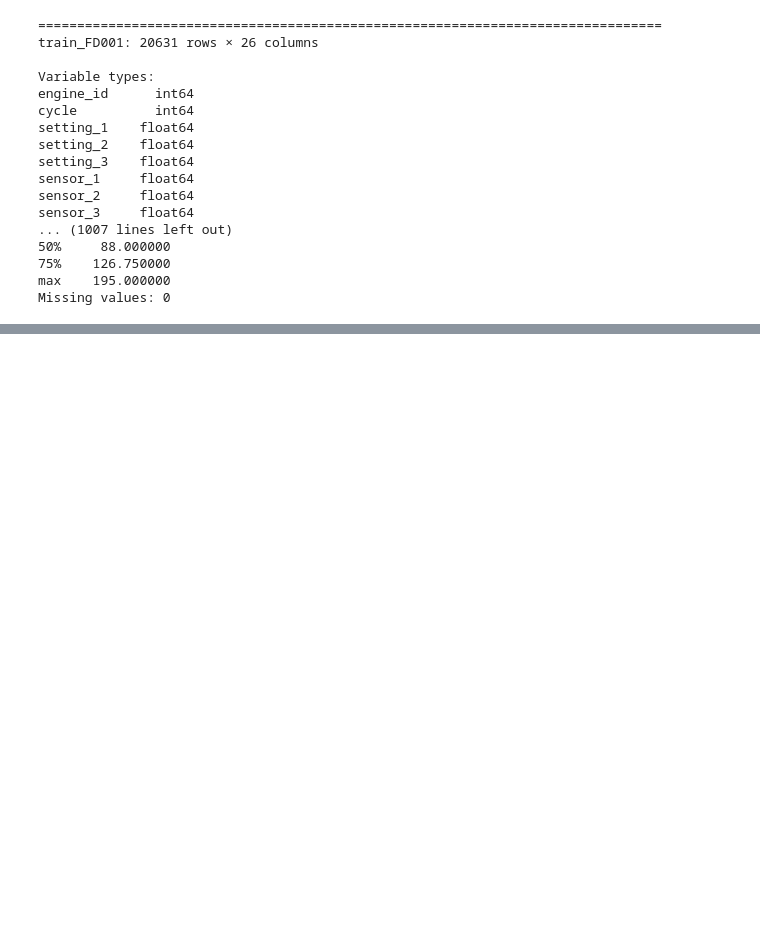
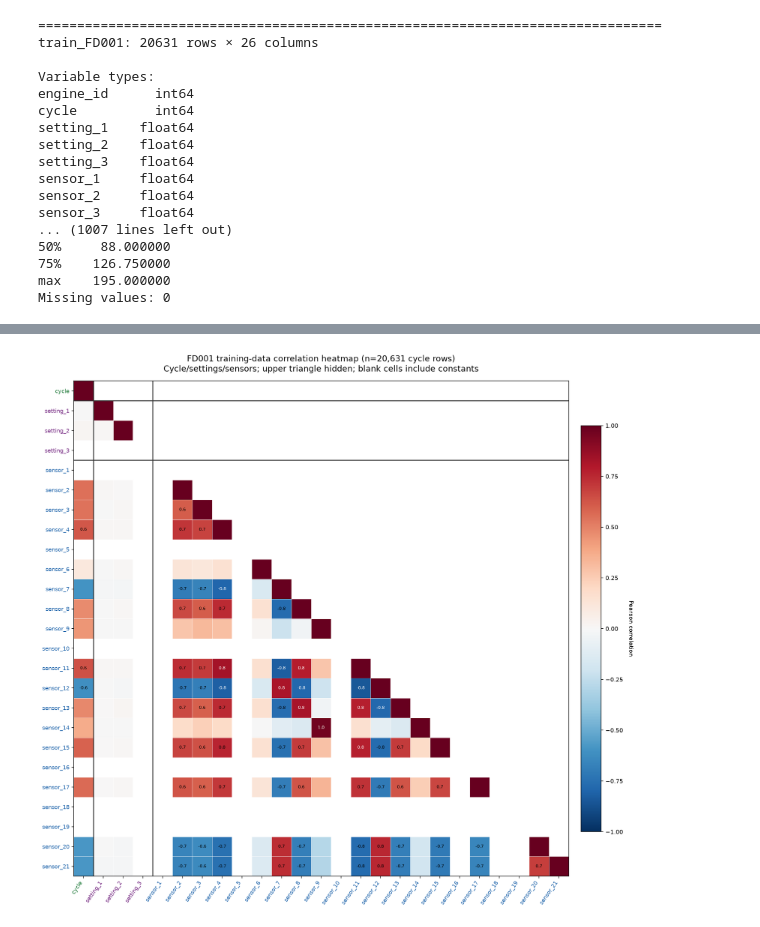
Before and after one commit to MJwd-Hasan/turbofan-engine-cmapps, a Jupyter notebook: findings.ipynb, the cells around one changed output, grey strips where cells are left out. Saved outputs shown, nothing was run; the diff lists cells and outputs as text; code cells hidden in the pictures; blank space fills up the shorter version.

```diff
--- a/findings.ipynb
+++ b/findings.ipynb
@@ -95,0 +885,86 @@ Missing values: 0
+# %%
+# Plot a Pearson-correlation heatmap for FD001 training variables, excluding engine ID.
+from pathlib import Path
+
+import matplotlib.pyplot as plt
+import numpy as np
+import pandas as pd
+
+fd001_columns = [
+    "engine_id", "cycle", "setting_1", "setting_2", "setting_3",
+    *[f"sensor_{i}" for i in range(1, 22)],
+]
+fd001_train_for_corr = pd.read_csv(
+    Path("CMAPSSData") / "train_FD001.txt",
+    sep=r"\s+",
+    header=None,
+    names=fd001_columns,
+)
+# Engine ID labels engines rather than measuring an engine condition, so do not correlate it.
+correlation_variables = [
+    column for column in fd001_columns if column != "engine_id"
+]
+correlation_matrix = fd001_train_for_corr[correlation_variables].corr(method="pearson")
+correlation_values = correlation_matrix.to_numpy()
+constant_variables = [
+    column for column in correlation_variables
+    if fd001_train_for_corr[column].nunique() == 1
+]
+upper_triangle = np.triu(np.ones_like(correlation_values, dtype=bool), k=1)
+masked_cells = upper_triangle | ~np.isfinite(correlation_values)
+masked_correlations = np.ma.array(correlation_values, mask=masked_cells)
+print("Constant variables (their correlations are undefined):", constant_variables)
+
+fig, ax = plt.subplots(figsize=(16, 13), constrained_layout=True)
+image = ax.imshow(
+    masked_correlations,
+    cmap="RdBu_r",
+    vmin=-1,
+    vmax=1,
+    interpolation="nearest",
+)
+ax.set_xticks(np.arange(len(correlation_variables)))
+ax.set_yticks(np.arange(len(correlation_variables)))
+ax.set_xticklabels(correlation_variables, rotation=55, ha="right", fontsize=9)
+ax.set_yticklabels(correlation_variables, fontsize=9)
+ax.set_xticks(np.arange(-0.5, len(correlation_variables), 1), minor=True)
+ax.set_yticks(np.arange(-0.5, len(correlation_variables), 1), minor=True)
+ax.grid(which="minor", color="white", linewidth=0.45)
+ax.tick_params(which="minor", bottom=False, left=False)
+
+# Delineate cycle, operational settings, and sensor measurements.
+for boundary in (0.5, 3.5):
+    ax.axhline(boundary, color="#333333", linewidth=1.5)
+    ax.axvline(boundary, color="#333333", linewidth=1.5)
+for index, variable in enumerate(correlation_variables):
+    if variable == "cycle":
+        color = "#1b7837"
+    elif variable.startswith("setting_"):
+        color = "#762a83"
+    else:
+        color = "#2166ac"
+    ax.get_xticklabels()[index].set_color(color)
+    ax.get_yticklabels()[index].set_color(color)
+
+# Label stronger off-diagonal correlations without overcrowding the full matrix.
+for row in range(len(correlation_variables)):
+    for col in range(row):
+        value = correlation_values[row, col]
+        if abs(value) >= 0.6:
+            ax.text(
+                col, row, f"{value:.1f}",
+                ha="center", va="center", fontsize=7,
+                color="white" if abs(value) >= 0.78 else "black",
+            )
+
+colorbar = fig.colorbar(image, ax=ax, shrink=0.82, pad=0.02)
+colorbar.set_label("Pearson correlation", rotation=270, labelpad=18)
+ax.set_title(
+    f"FD001 training-data correlation heatmap (n={len(fd001_train_for_corr):,} cycle rows)\n"
+    "Cycle/settings/sensors; upper triangle hidden; blank cells include constants",
+    fontsize=14,
+    pad=16,
+)
+plt.show()
+# %% [output]
+[figure, added]
```
Also changed, not shown: parts of 5 cells of this notebook.
